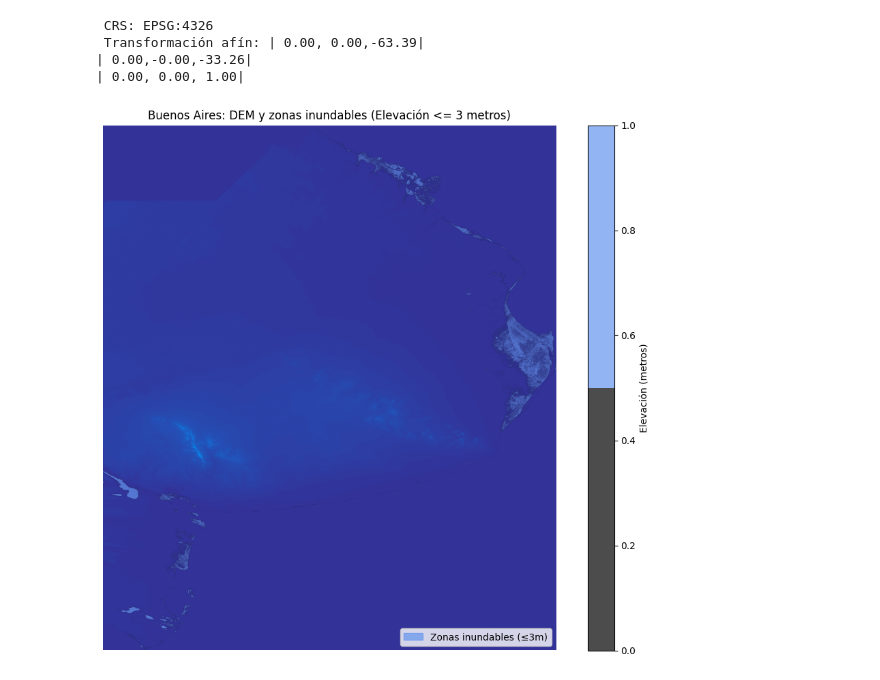
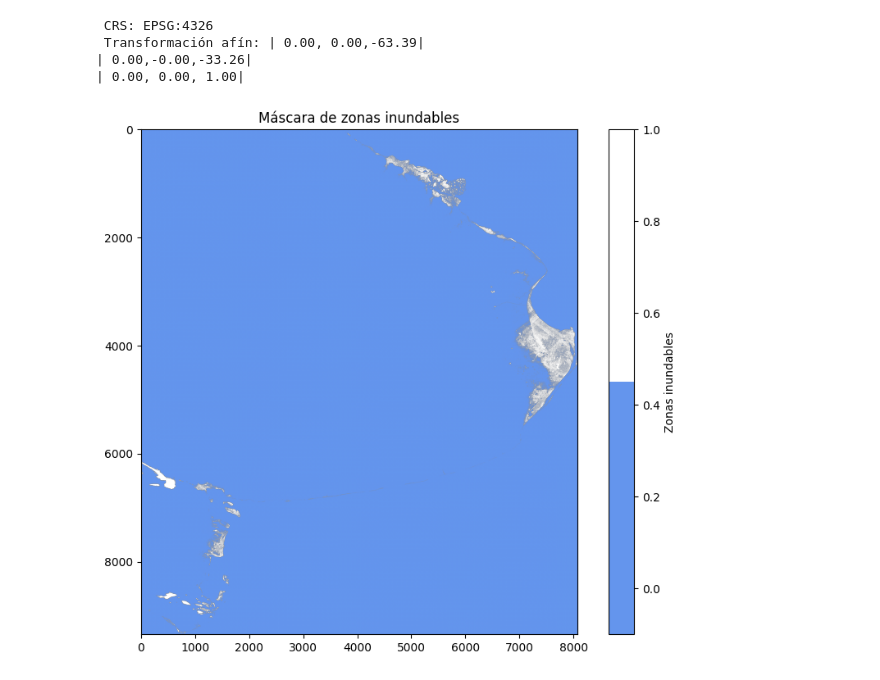
Before and after one commit to andreasoledadguerra/bs_as_flood, a Jupyter notebook: flood_notebook.ipynb, the cells around one changed output. Cells and saved outputs as stored; diff of their text form; code cells hidden in the pictures.

Commit message:
refactor :  adjusting mask feature

```diff
--- a/flood_notebook.ipynb
+++ b/flood_notebook.ipynb
@@ -85,0 +82,8 @@ agua = ListedColormap(colors)
+# %%
+#Veamos lo datos de elevación Banda 1
+with rasterio.open('bsas.tif') as src:
+    profile = src.profile.copy()
+    image_bsas = src.read(1)
+
+    # Se crea una máscara binaria (1 : elevación = 3m)
+    mask = np.where((image_bsas <= 3) & (image_bsas != src.nodata) , 1, 0)
@@ -85,0 +94,13 @@ agua = ListedColormap(colors)
+# %%
+# Plotting mask
+profile.update(dtype='uint8', nodata=0)
+with rasterio.open('mask.tif', 'w', **profile) as dst:
+    dst.write(mask, 1)
+
+plt.figure(figsize=(10, 8))
+plt.imshow(mask, cmap= cmap_agua, vmin=1, vmax=0)  # Ignorar 0 (NoData)
+plt.colorbar(label='Zonas inundables')
+plt.title('Máscara de zonas inundables')
+plt.show()
+# %% [output]
+[figure, added]
@@ -86,33 +134,4 @@ agua = ListedColormap(colors)
 # %%
-# Se carga imagen base y se crea máscara
-with rasterio.open('bsas.tif') as src:
-    image_bsas = src.read(1) #se lee la primera banda de datos
-    profile_bsas = src.profile.copy()
-
-
-    # se crea máscara ( 1 = zonas inudables, 0 = resto)
-    mask = np.where(
-        (image_bsas <= 3) & (image_bsas != src.nodata), 1, 0
-    ).astype('uint8')
-
-# Guardar máscara
-profile_bsas.update(dtype='uint8', nodata=0)
-with rasterio.open('mask.tif', 'w', **profile) as dst:
-    dst.write(mask, 1)
-
-#  Se crea una paleta de colores específica
-colors = ['none', 'cornflowerblue'] # 0: transparente, 1:azul
-cmap_agua = ListedColormap(colors)
-
-# Se crea la figura
-
-# Se plotea el DEM (imagen base)
-plt.figure(figsize=(12, 10))
-plt.imshow(image_bsas,
-            cmap='terrain',
-            vmin=0, #valor mínimo de elevación
-            vmax=8000)
-
 # Se superpone la máscara de agua
 plt.imshow(mask, cmap=cmap_agua,
            vmin=0,
@@ -122,12 +141,10 @@ plt.imshow(mask, cmap=cmap_agua,
 plt.colorbar(label= 'Elevación (metros)')
 plt.title('Buenos Aires: DEM y zonas inundables (Elevación <= 3 metros)')
 plt.axis('off')
-# Opcional: añadir leyenda explicativa
+# Se añade leyenda explicativa
 leyenda = [
     mpatches.Patch(color='cornflowerblue', label='Zonas inundables (≤3m)', alpha=0.7)
 ]
 plt.legend(handles=leyenda, loc='lower right')
 
 plt.show()
-# %% [output]
-[figure, removed]
```
Also changed, not shown: parts of 6 cells of this notebook.
